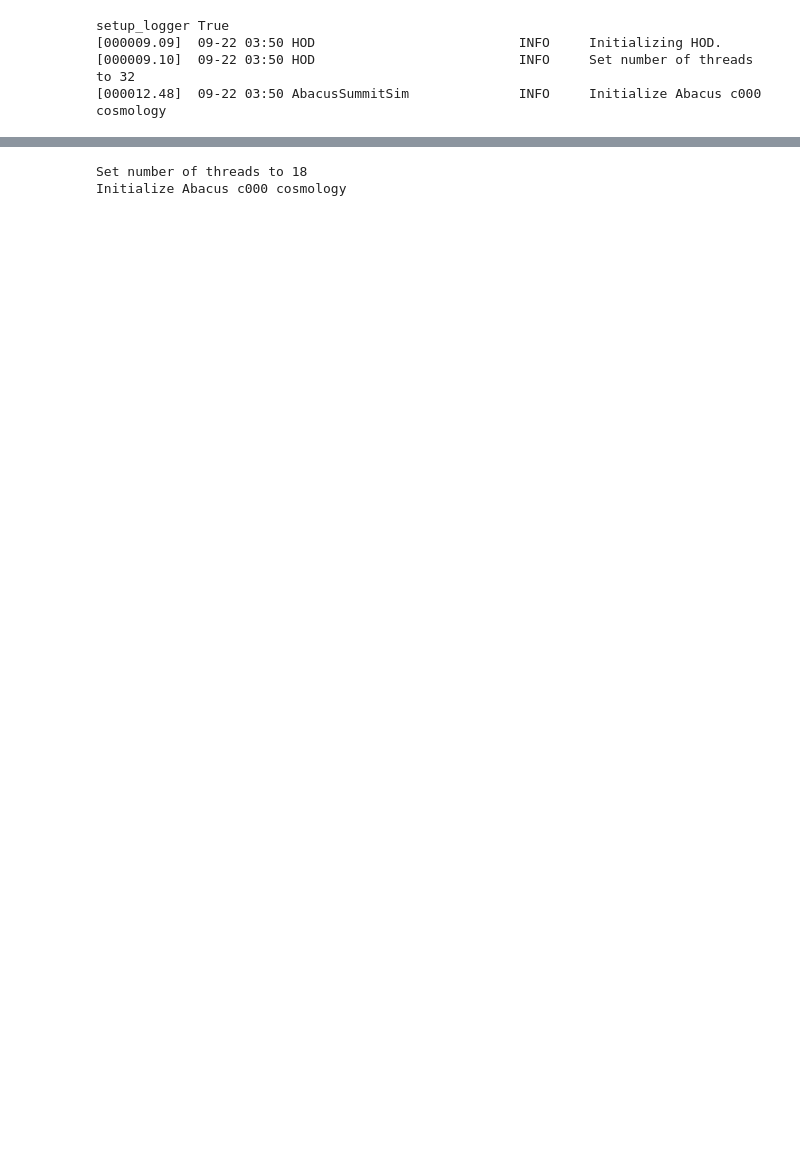
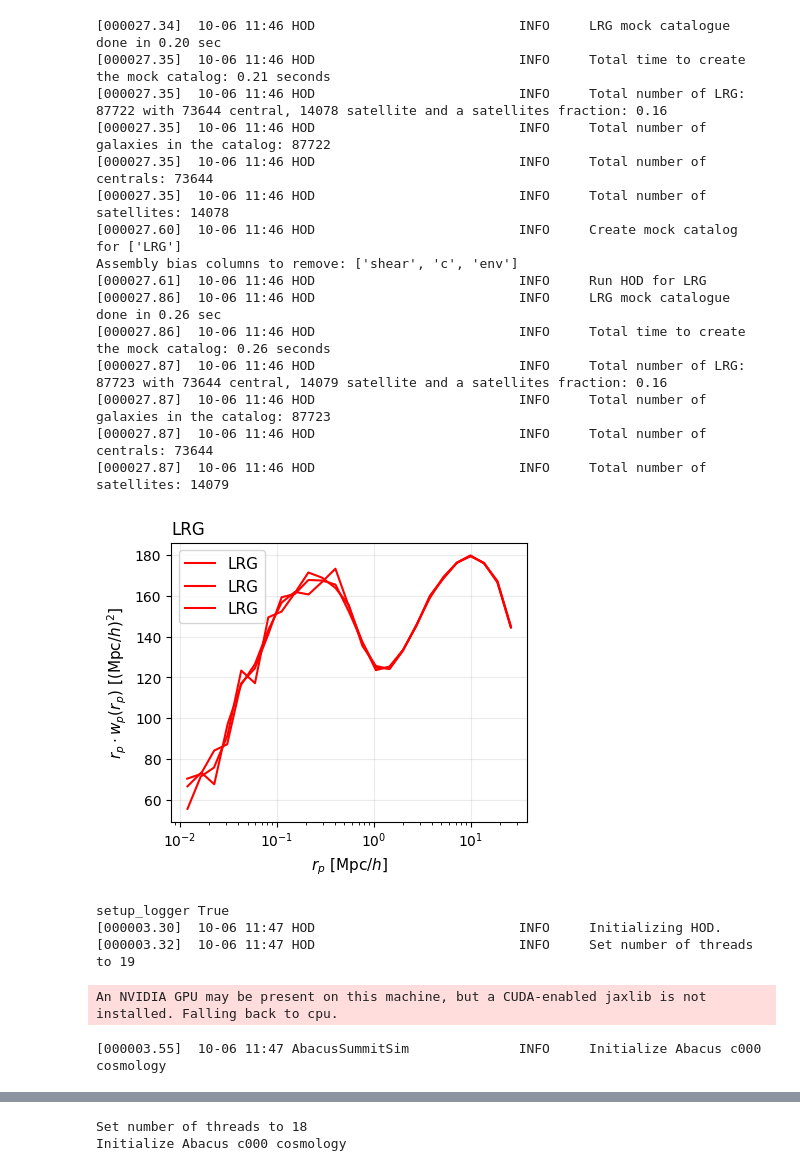
Before and after one commit to antoine-rocher/HODDIES, a Jupyter notebook: HODDIES/test.ipynb, the cells around one changed output, grey strips where cells are left out. Drawn from its saved outputs; the diff is of its cells as text; code cells hidden in the pictures; blank space fills up the shorter version.

```diff
--- a/HODDIES/test.ipynb
+++ b/HODDIES/test.ipynb
@@ -28,0 +305,16 @@ test=AbacusSummitSim(**default_abacus_param)
+# %%
+HOD_model.args['LRG']['nu'] = 1
+cat = HOD_model.make_mock_cat(fix_seed=42)
+
+fig = HOD_model.plot_stats(cat, ['wp'])
+
+HOD_model.args['LRG']['nu'] = 0.99
+cat = HOD_model.make_mock_cat(fix_seed=42)
+
+fig = HOD_model.plot_stats(cat, ['wp'], fig=fig)
+
+HOD_model.args['LRG']['nu'] = 1.01
+cat = HOD_model.make_mock_cat(fix_seed=42)
+
+fig = HOD_model.plot_stats(cat, ['wp'], fig=fig)
+# %% [output]
@@ -29,8 +334,25 @@ test=AbacusSummitSim(**default_abacus_param)
+[000027.34]  10-06 11:46 HOD                          INFO     LRG mock catalogue done in 0.20 sec
+[000027.35]  10-06 11:46 HOD                          INFO     Total time to create the mock catalog: 0.21 seconds
+[000027.35]  10-06 11:46 HOD                          INFO     Total number of LRG: 87722 with 73644 central, 14078 satellite and a satellites fraction: 0.16
+[000027.35]  10-06 11:46 HOD                          INFO     Total number of galaxies in the catalog: 87722
+[000027.35]  10-06 11:46 HOD                          INFO     Total number of centrals: 73644
+[000027.35]  10-06 11:46 HOD                          INFO     Total number of satellites: 14078
+[000027.60]  10-06 11:46 HOD                          INFO     Create mock catalog for ['LRG']
+Assembly bias columns to remove: ['shear', 'c', 'env']
+[000027.61]  10-06 11:46 HOD                          INFO     Run HOD for LRG
+[000027.86]  10-06 11:46 HOD                          INFO     LRG mock catalogue done in 0.26 sec
+[000027.86]  10-06 11:46 HOD                          INFO     Total time to create the mock catalog: 0.26 seconds
+[000027.87]  10-06 11:46 HOD                          INFO     Total number of LRG: 87723 with 73644 central, 14079 satellite and a satellites fraction: 0.16
+[000027.87]  10-06 11:46 HOD                          INFO     Total number of galaxies in the catalog: 87723
+[000027.87]  10-06 11:46 HOD                          INFO     Total number of centrals: 73644
+[000027.87]  10-06 11:46 HOD                          INFO     Total number of satellites: 14079
+[figure, added]
 # %%
 from HODDIES import HOD
-HOD_model = HOD(base_catalog=test)
+HOD_model = HOD(base_catalog=test, use_assembly_bias=False)
 # %% [output]
 setup_logger True
-[000009.09]  09-22 03:50 HOD                          INFO     Initializing HOD.
-[000009.10]  09-22 03:50 HOD                          INFO     Set number of threads to 32
-[000012.48]  09-22 03:50 AbacusSummitSim              INFO     Initialize Abacus c000 cosmology
+[000003.30]  10-06 11:47 HOD                          INFO     Initializing HOD.
+[000003.32]  10-06 11:47 HOD                          INFO     Set number of threads to 19
+An NVIDIA GPU may be present on this machine, but a CUDA-enabled jaxlib is not installed. Falling back to cpu.
+[000003.55]  10-06 11:47 AbacusSummitSim              INFO     Initialize Abacus c000 cosmology
```
Also changed, not shown: parts of 28 cells of this notebook, 2 other files.
